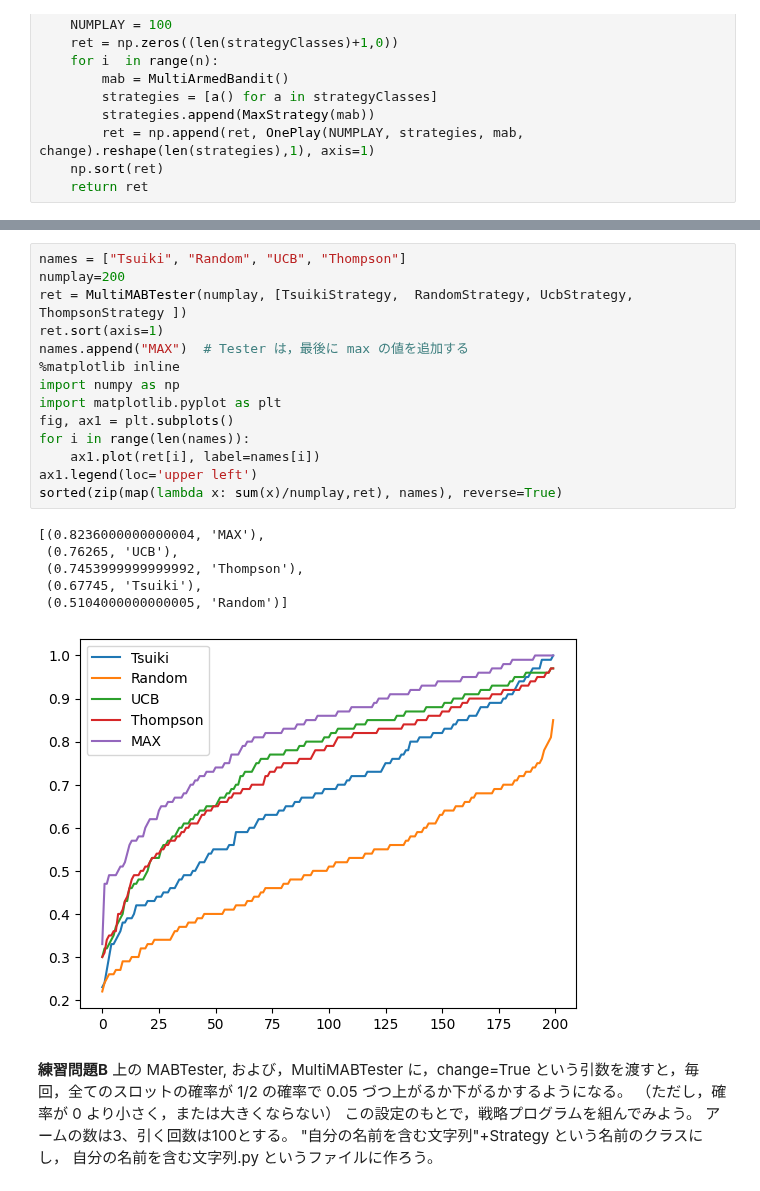
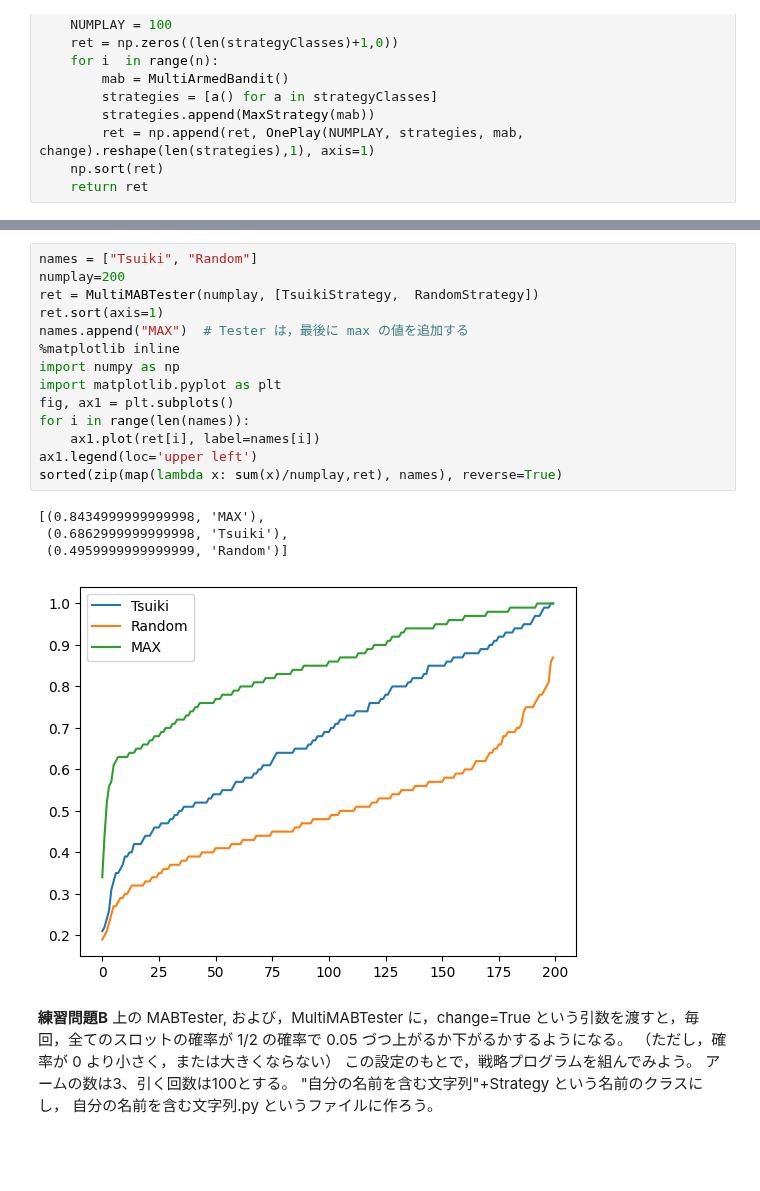
Before and after one commit to HidekiTsuiki/python, a Jupyter notebook: 10Bandit.ipynb, the cells around one changed output, grey strips where cells are left out. Saved outputs shown, nothing was run; the diff lists cells and outputs as text; blank space fills up the shorter version.

```diff
--- a/10Bandit.ipynb
+++ b/10Bandit.ipynb
@@ -324,24 +273,22 @@ class ThompsonStrategy:
 # %%
-names = ["Tsuiki", "Random", "UCB", "Thompson"]
+names = ["Tsuiki", "Random"]
 numplay=200
-ret = MultiMABTester(numplay, [TsuikiStrategy,  RandomStrategy, UcbStrategy, ThompsonStrategy ])
+ret = MultiMABTester(numplay, [TsuikiStrategy,  RandomStrategy])
 ret.sort(axis=1)
 names.append("MAX")  # Tester は，最後に max の値を追加する
 %matplotlib inline
 import numpy as np
 import matplotlib.pyplot as plt
 fig, ax1 = plt.subplots()
 for i in range(len(names)):
     ax1.plot(ret[i], label=names[i])
 ax1.legend(loc='upper left')
 sorted(zip(map(lambda x: sum(x)/numplay,ret), names), reverse=True)
 # %% [output]
-[(0.8236000000000004, 'MAX'),
- (0.76265, 'UCB'),
- (0.7453999999999992, 'Thompson'),
- (0.67745, 'Tsuiki'),
- (0.5104000000000005, 'Random')]
+[(0.8434999999999998, 'MAX'),
+ (0.6862999999999998, 'Tsuiki'),
+ (0.4959999999999999, 'Random')]
-[figure, old version]
+[figure, new version]
 # %% [markdown]
 **練習問題B** 上の MABTester, および，MultiMABTester に，change=True という引数を渡すと，毎回，全てのスロットの確率が 1/2 の確率で 0.05 づつ上がるか下がるかするようになる。
 （ただし，確率が 0 より小さく，または大きくならない）
```
Also changed, not shown: parts of 10 cells of this notebook, 1 other file.
